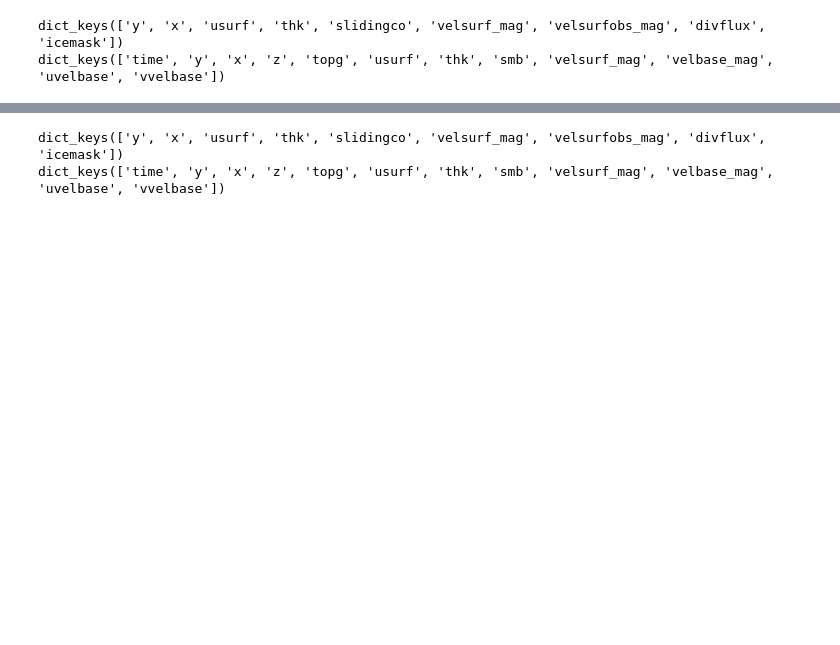
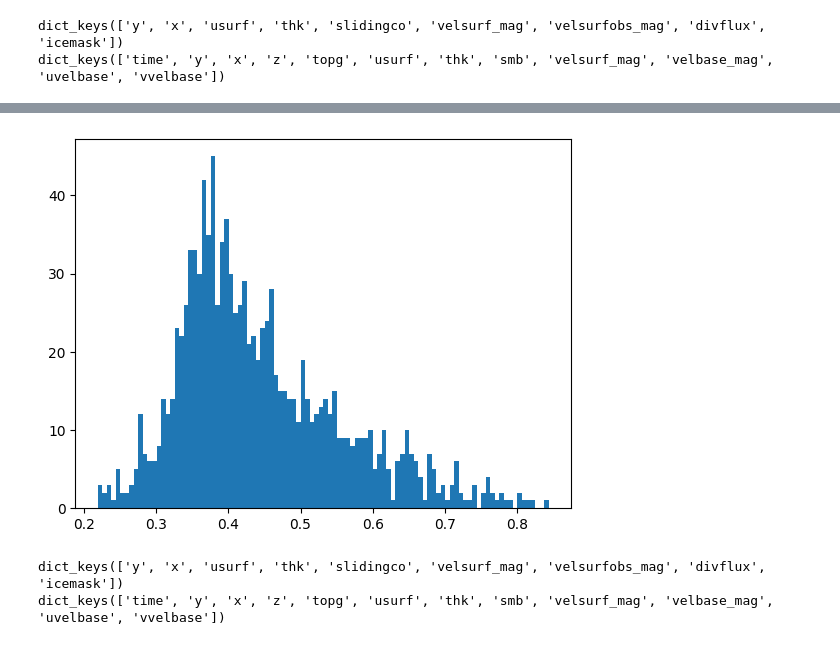
Before and after one commit to ethan-pierce/igm-alpine, a Jupyter notebook: igm-2.0/results/production/visualize-results.ipynb, the cells around one changed output, grey strips where cells are left out. Saved outputs shown, nothing was run; the diff lists cells and outputs as text; code cells hidden in the pictures; blank space fills up the shorter version.

```diff
--- a/igm-2.0/results/production/visualize-results.ipynb
+++ b/igm-2.0/results/production/visualize-results.ipynb
@@ -46,3 +55,15 @@ plt.show()
+# %%
+sliding_velocity = slow_out.variables['velbase_mag'][0]
+surface_velocity = slow_out.variables['velsurf_mag'][0]
+ratio = (sliding_velocity / surface_velocity)[
+    (slow_geol.variables['thk'][:] > 400)
+    & (slow_geol.variables['thk'][:] < 800)
+]
+
+plt.hist(ratio[ratio < 2], bins = 100)
+plt.show()
+# %% [output]
+[figure, added]
 # %%
 fast_geol = Dataset('fast/geology-optimized.nc')
 print(slow_geol.variables.keys())
```
Also changed, not shown: parts of 12 cells of this notebook, 23 other files.
